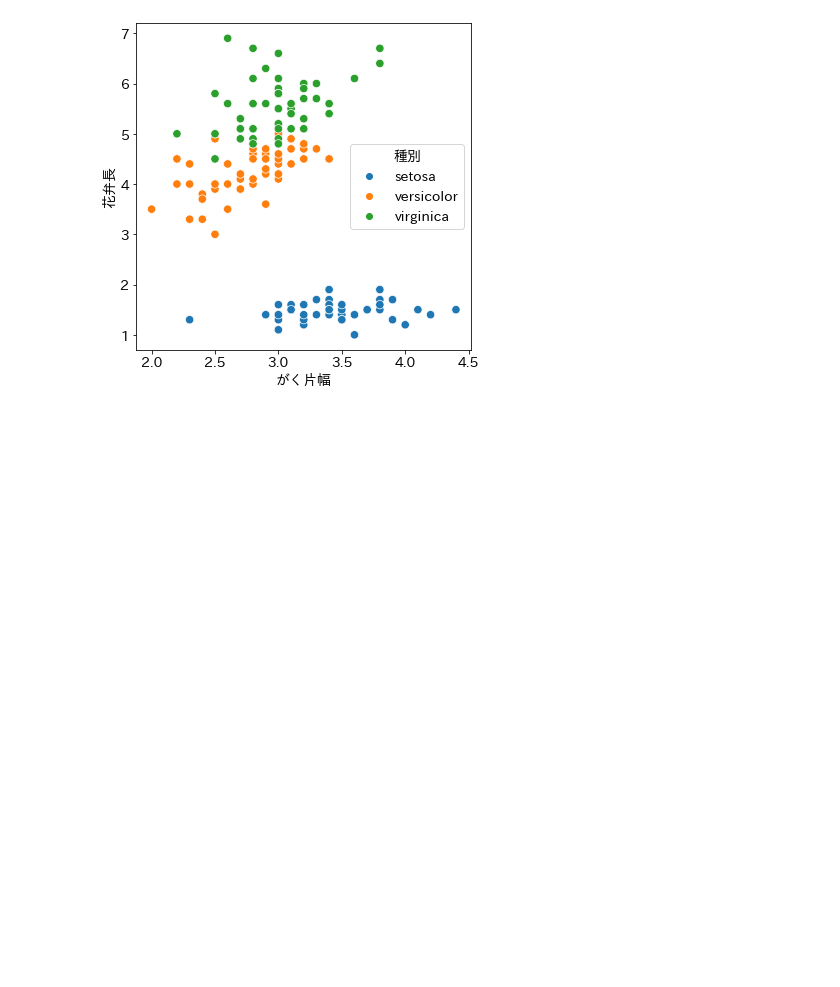
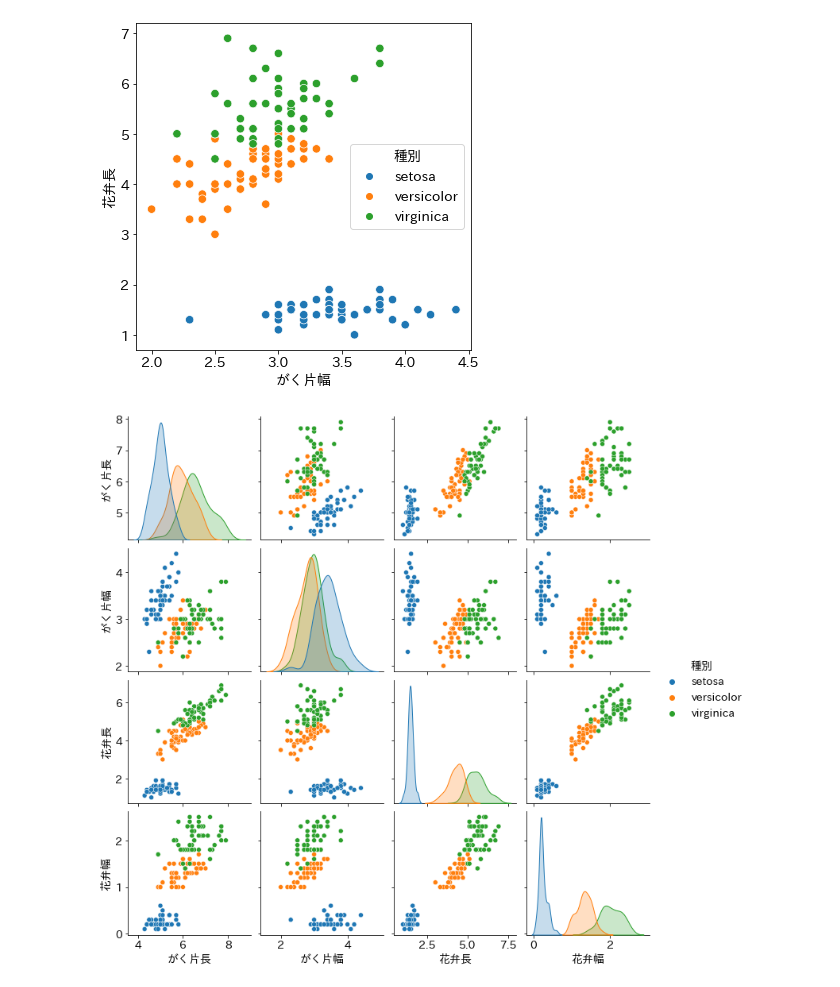
Before and after one commit to hirokimituya/book_create-profitable-AI-with-Python, a Jupyter notebook: ch04_01_data_process.ipynb, the cells around one changed output. Cells and saved outputs as stored; diff of their text form; code cells hidden in the pictures; blank space fills up the shorter version.

```diff
--- a/ch04_01_data_process.ipynb
+++ b/ch04_01_data_process.ipynb
@@ -191,3 +191,10 @@ sns.scatterplot(x='がく片幅', y='花弁長', hue='種別', s=70, data=df_iri
 plt.show()
 # %% [output]
 [figure]
+# %%
+# 全散布図同時表示
+
+sns.pairplot(df_iris, hue='種別')
+plt.show()
+# %% [output]
+[figure, added]
```
Also changed, not shown: parts of 4 cells of this notebook.
